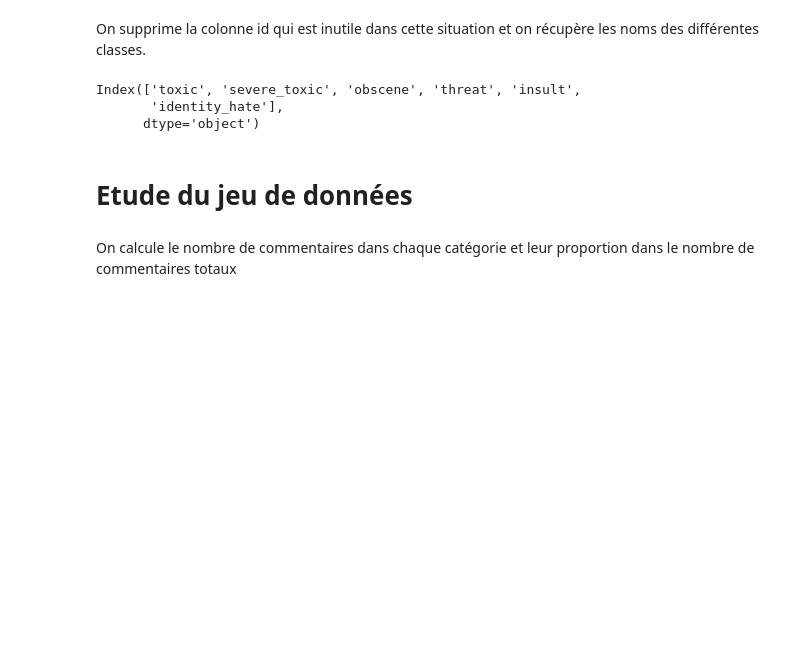
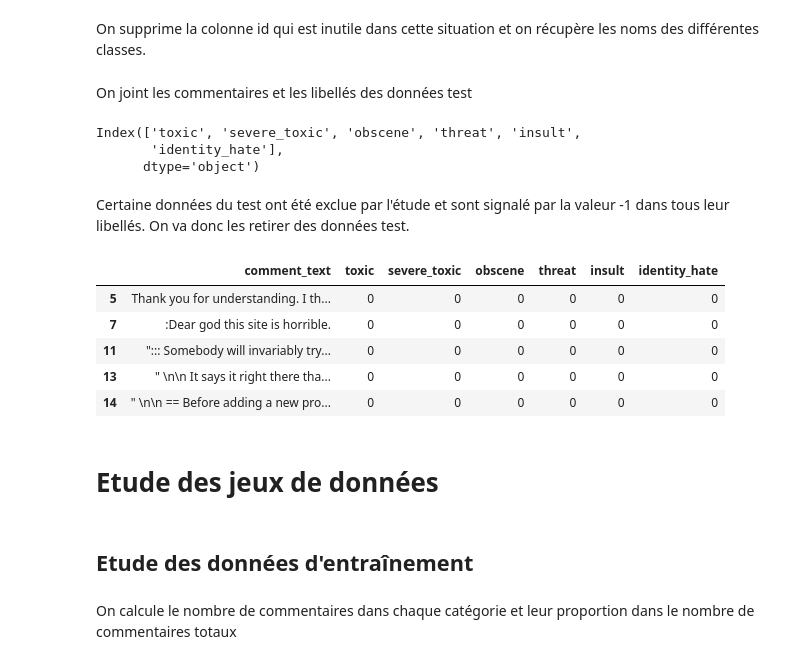
Before and after one commit to Giraud-Pierre/Toxic_Comment_classification, a Jupyter notebook: Classification_commentaires_toxiques.ipynb, the cells around one changed output. Cells and saved outputs as stored; diff of their text form; code cells hidden in the pictures; blank space fills up the shorter version.

```diff
--- a/Classification_commentaires_toxiques.ipynb
+++ b/Classification_commentaires_toxiques.ipynb
@@ -60,9 +60,10 @@ Ajoutez un raccourci de ce dossier à votre google drive :
 
 https://drive.google.com/drive/folders/1mx-CAzT10YKrmxHfYDP_1Oef7PVGUr7s?usp=sharing
 # %%
-data = pd.read_csv('/content/drive/MyDrive/NLP_4A/Projet/data_classification_commentaires_toxiques/train.csv')
-test = pd.read_csv('/content/drive/MyDrive/NLP_4A/Projet/data_classification_commentaires_toxiques/test.csv')
-data.head()
+training_data = pd.read_csv('/content/drive/MyDrive/NLP_4A/Projet/data_classification_commentaires_toxiques/train.csv')
+test_comment = pd.read_csv('/content/drive/MyDrive/NLP_4A/Projet/data_classification_commentaires_toxiques/test.csv')
+test_label = pd.read_csv('/content/drive/MyDrive/NLP_4A/Projet/data_classification_commentaires_toxiques/test_labels.csv')
+training_data.head()
 # %% [output]
 |  | id | comment_text | toxic | severe_toxic | obscene | threat | insult | identity_hate |
 | 0 | 0000997932d777bf | Explanation\nWhy the edits made u... | 0 | 0 | 0 | 0 | 0 | 0 |
@@ -73,17 +74,37 @@ data.head()
 # %% [markdown]
 On supprime la colonne id qui est inutile dans cette situation et on récupère les noms des différentes classes.
 # %%
-data = data.drop(['id'], axis = 1)
-test = test.drop(['id'], axis = 1)
+training_data = training_data.drop(['id'], axis = 1)
+test_data = test_comment.drop(['id'], axis = 1)
+test_label = test_label.drop(['id'], axis = 1)
+# %% [markdown]
+On joint les commentaires et les libellés des données test
 # %%
-labels = data.drop(['comment_text'],axis = 1).columns
+labels = training_data.drop(['comment_text'],axis = 1).columns
 labels
 # %% [output]
 Index(['toxic', 'severe_toxic', 'obscene', 'threat', 'insult',
        'identity_hate'],
       dtype='object')
+# %%
+for label in labels:
+  test_data = test_data.join(test_label[label])
+# %% [markdown]
+Certaine données du test ont été exclue par l'étude et sont signalé par la valeur -1 dans tous leur libellés. On va donc les retirer des données test.
+# %%
+test_data = pd.DataFrame(test_data[test_data[labels[0]]!=-1])
+test_data.head()
+# %% [output]
+|  | comment_text | toxic | severe_toxic | obscene | threat | insult | identity_hate |
+| 5 | Thank you for understanding. I th... | 0 | 0 | 0 | 0 | 0 | 0 |
+| 7 | :Dear god this site is horrible. | 0 | 0 | 0 | 0 | 0 | 0 |
+| 11 | "::: Somebody will invariably try... | 0 | 0 | 0 | 0 | 0 | 0 |
+| 13 | " \n\n It says it right there tha... | 0 | 0 | 0 | 0 | 0 | 0 |
+| 14 | " \n\n == Before adding a new pro... | 0 | 0 | 0 | 0 | 0 | 0 |
 # %% [markdown]
-# **Etude du jeu de données**
+# **Etude des jeux de données**
+# %% [markdown]
+## Etude des données d'entraînement
 # %% [markdown]
 On calcule le nombre de commentaires dans chaque catégorie et leur proportion dans le nombre de commentaires totaux
 # %%
```
Also changed, not shown: parts of 28 cells of this notebook.
